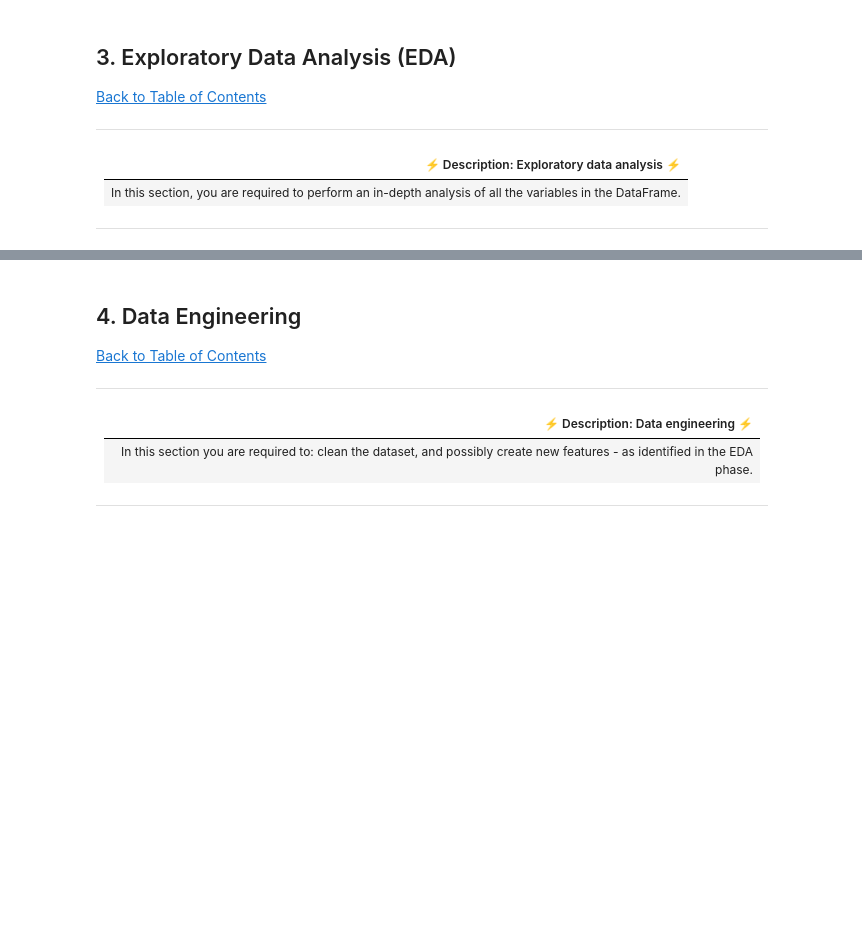
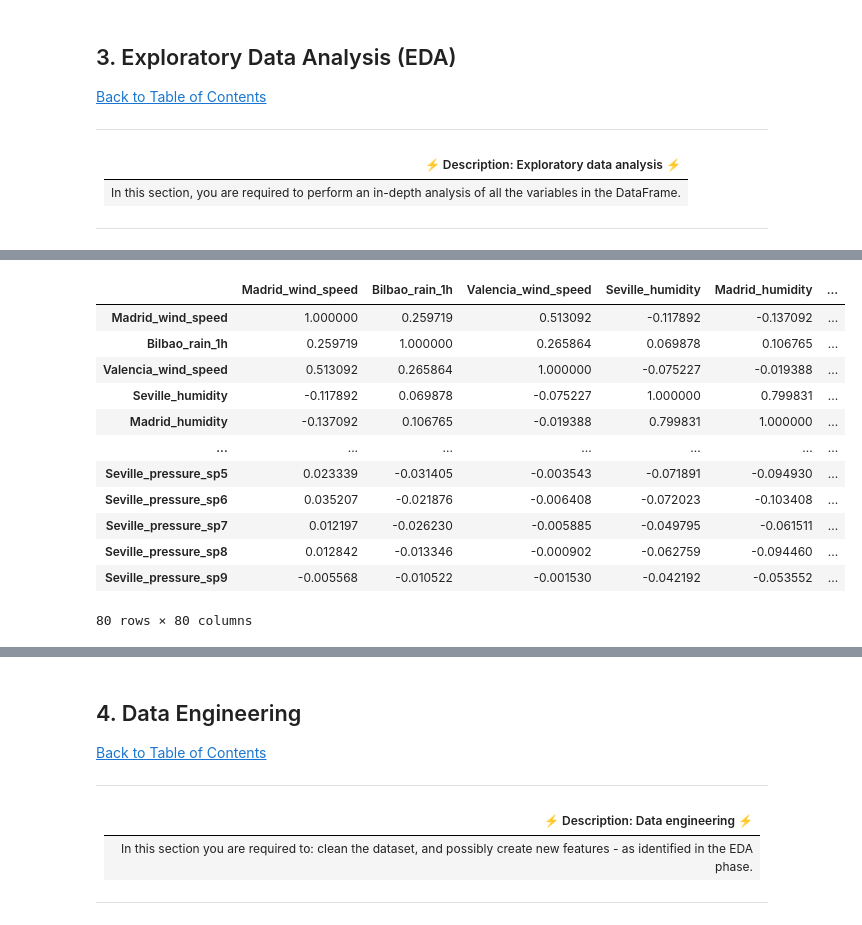
Before and after one commit to endiesworld/EDSA_OCT21_TEAM1_Predict, a Jupyter notebook: starter-notebook.ipynb, the cells around one changed output, grey strips where cells are left out. Cells and saved outputs as stored; diff of their text form; code cells hidden in the pictures; blank space fills up the shorter version.

```diff
--- a/starter-notebook.ipynb
+++ b/starter-notebook.ipynb
@@ -127,5 +253,20 @@ memory usage: 3.3+ MB
 # plot relevant feature interactions
 # %%
 # evaluate correlation
+df_train_dummies.corr()
+# %% [output]
+|  | Madrid_wind_speed | Bilbao_rain_1h | Valencia_wind_speed | Seville_humidity | Madrid_humidity | ... |
+| Madrid_wind_speed | 1.000000 | 0.259719 | 0.513092 | -0.117892 | -0.137092 | ... |
+| Bilbao_rain_1h | 0.259719 | 1.000000 | 0.265864 | 0.069878 | 0.106765 | ... |
+| Valencia_wind_speed | 0.513092 | 0.265864 | 1.000000 | -0.075227 | -0.019388 | ... |
+| Seville_humidity | -0.117892 | 0.069878 | -0.075227 | 1.000000 | 0.799831 | ... |
+| Madrid_humidity | -0.137092 | 0.106765 | -0.019388 | 0.799831 | 1.000000 | ... |
+| ... | ... | ... | ... | ... | ... | ... |
+| Seville_pressure_sp5 | 0.023339 | -0.031405 | -0.003543 | -0.071891 | -0.094930 | ... |
+| Seville_pressure_sp6 | 0.035207 | -0.021876 | -0.006408 | -0.072023 | -0.103408 | ... |
+| Seville_pressure_sp7 | 0.012197 | -0.026230 | -0.005885 | -0.049795 | -0.061511 | ... |
+| Seville_pressure_sp8 | 0.012842 | -0.013346 | -0.000902 | -0.062759 | -0.094460 | ... |
+| Seville_pressure_sp9 | -0.005568 | -0.010522 | -0.001530 | -0.042192 | -0.053552 | ... |
+80 rows × 80 columns
 # %%
 # have a look at feature distributions
```
Also changed, not shown: parts of 36 cells of this notebook.
